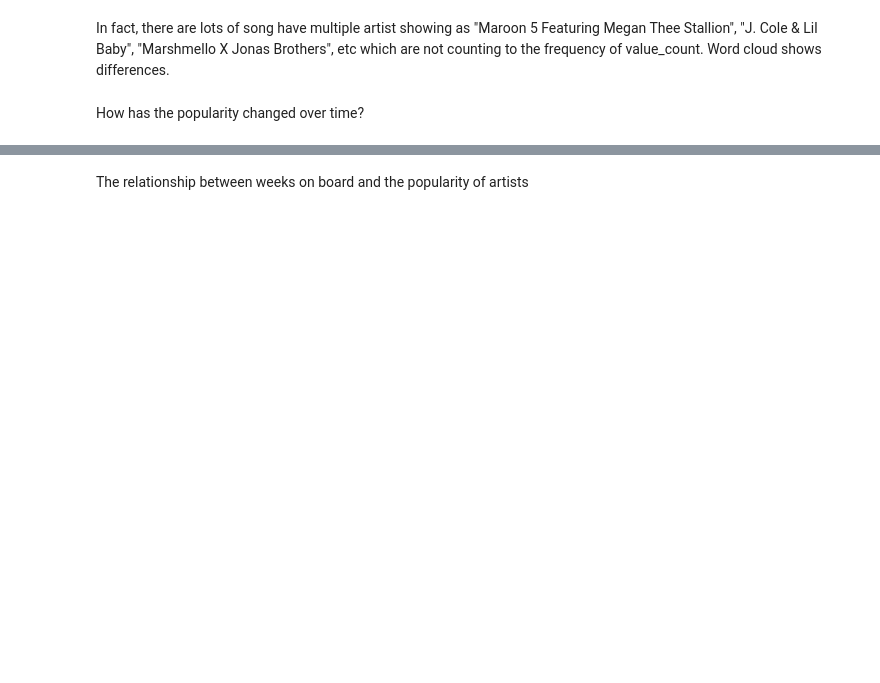
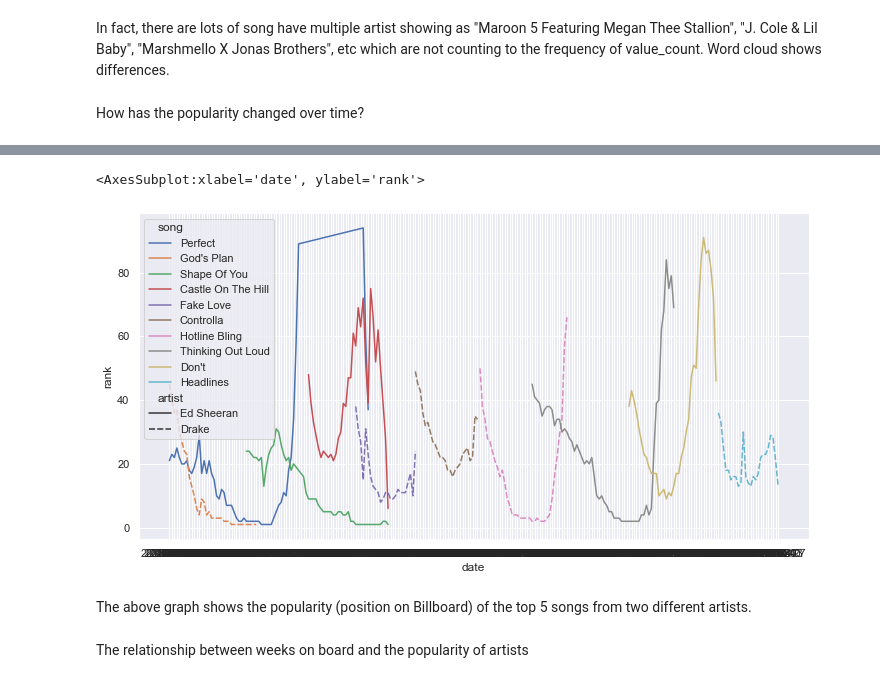
Before and after one commit to Yuchen-G/SI-370-Exploratory-Data-Analysis-Final-Project-, a Jupyter notebook: EDA.ipynb, the cells around one changed output, grey strips where cells are left out. Cells and saved outputs as stored; diff of their text form; code cells hidden in the pictures; blank space fills up the shorter version.

```diff
--- a/EDA.ipynb
+++ b/EDA.ipynb
@@ -87,3 +114,11 @@ In fact, there are lots of song have multiple artist showing as "Maroon 5 Featur
 Word cloud shows differences.
 # %% [markdown]
 How has the popularity changed over time?
+# %%
+# sns.lineplot(data=charts, x='date', y='rank', hue='artist')
+artists = ['Ed Sheeran', 'Drake']
+top_songs = charts[(charts['artist'] == artists[0]) | (charts['artist'] == artists[1])]
+top_songs_A = pd.DataFrame(top_songs[top_songs['artist'] == artists[0]].groupby('song').agg({'weeks-on-board':np.mean})).sort_values(by='weeks-on-board',ascending=False)[:5]
+top_songs_B = pd.DataFrame(top_songs[top_songs['artist'] == artists[1]].groupby('song').agg({'weeks-on-board':np.mean})).sort_values(by='weeks-on-board',ascending=False)[:5]
+top_songs = top_songs[(top_songs['song'].isin(top_songs_A.index)) | (top_songs['song'].isin(top_songs_B.index))]
+top_songs
@@ -90,2 +139,10 @@ How has the popularity changed over time?
+# %%
+fig, ax = plt.subplots(figsize=(12, 6))
+sns.lineplot(data=top_songs, x='date', y='rank', hue='song', style='artist')
+# %% [output]
+<AxesSubplot:xlabel='date', ylabel='rank'>
+[figure, added]
+# %% [markdown]
+The above graph shows the popularity (position on Billboard) of the top 5 songs from two different artists.
 # %% [markdown]
 The relationship between weeks on board and the popularity of artists
```
Also changed, not shown: parts of 11 cells of this notebook.
